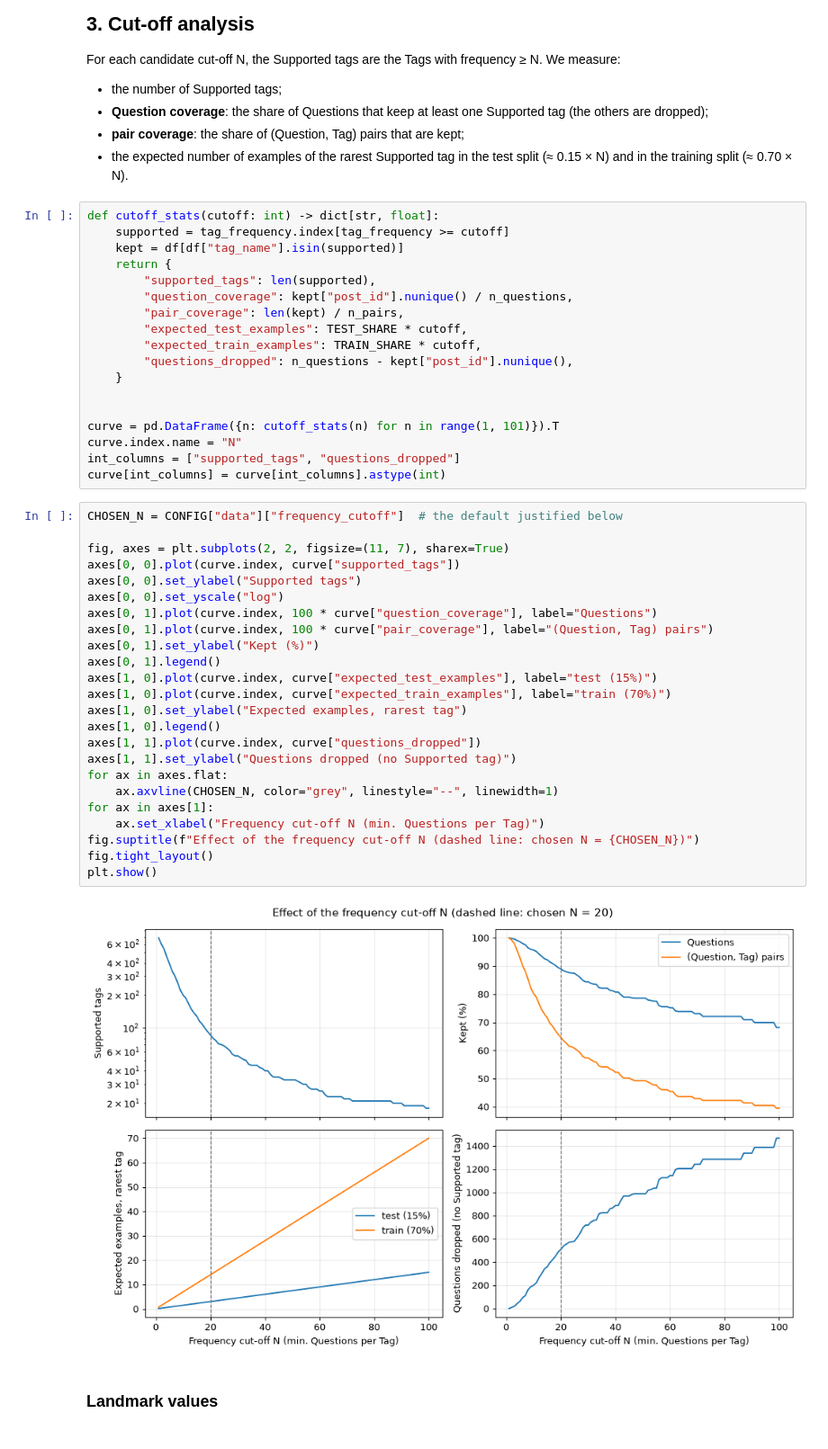
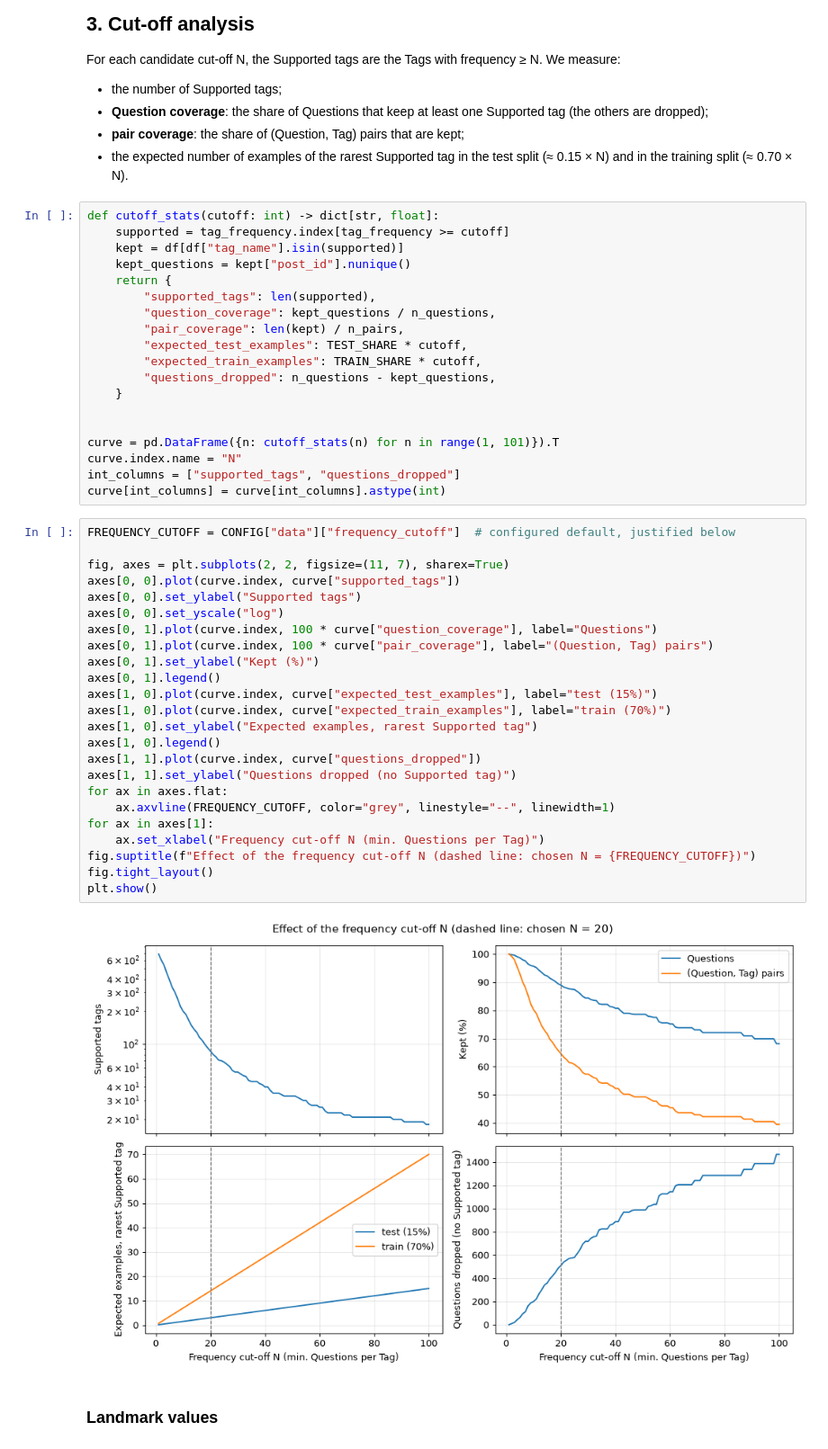
Before and after one commit to thomas-hinton/stackoverflow-tag-prediction, a Jupyter notebook: notebooks/01_data_exploration.ipynb, the cells around one changed output. Shown at 90% size. Cells and saved outputs as stored; diff of their text form.

```diff
--- a/notebooks/01_data_exploration.ipynb
+++ b/notebooks/01_data_exploration.ipynb
@@ -251,13 +251,14 @@ measure:
 def cutoff_stats(cutoff: int) -> dict[str, float]:
     supported = tag_frequency.index[tag_frequency >= cutoff]
     kept = df[df["tag_name"].isin(supported)]
+    kept_questions = kept["post_id"].nunique()
     return {
         "supported_tags": len(supported),
-        "question_coverage": kept["post_id"].nunique() / n_questions,
+        "question_coverage": kept_questions / n_questions,
         "pair_coverage": len(kept) / n_pairs,
         "expected_test_examples": TEST_SHARE * cutoff,
         "expected_train_examples": TRAIN_SHARE * cutoff,
-        "questions_dropped": n_questions - kept["post_id"].nunique(),
+        "questions_dropped": n_questions - kept_questions,
     }
 
 
@@ -266,31 +267,31 @@ curve.index.name = "N"
 int_columns = ["supported_tags", "questions_dropped"]
 curve[int_columns] = curve[int_columns].astype(int)
 # %%
-CHOSEN_N = CONFIG["data"]["frequency_cutoff"]  # the default justified below
+FREQUENCY_CUTOFF = CONFIG["data"]["frequency_cutoff"]  # configured default, justified below
 
 fig, axes = plt.subplots(2, 2, figsize=(11, 7), sharex=True)
 axes[0, 0].plot(curve.index, curve["supported_tags"])
 axes[0, 0].set_ylabel("Supported tags")
 axes[0, 0].set_yscale("log")
 axes[0, 1].plot(curve.index, 100 * curve["question_coverage"], label="Questions")
 axes[0, 1].plot(curve.index, 100 * curve["pair_coverage"], label="(Question, Tag) pairs")
 axes[0, 1].set_ylabel("Kept (%)")
 axes[0, 1].legend()
 axes[1, 0].plot(curve.index, curve["expected_test_examples"], label="test (15%)")
 axes[1, 0].plot(curve.index, curve["expected_train_examples"], label="train (70%)")
-axes[1, 0].set_ylabel("Expected examples, rarest tag")
+axes[1, 0].set_ylabel("Expected examples, rarest Supported tag")
 axes[1, 0].legend()
 axes[1, 1].plot(curve.index, curve["questions_dropped"])
 axes[1, 1].set_ylabel("Questions dropped (no Supported tag)")
 for ax in axes.flat:
-    ax.axvline(CHOSEN_N, color="grey", linestyle="--", linewidth=1)
+    ax.axvline(FREQUENCY_CUTOFF, color="grey", linestyle="--", linewidth=1)
 for ax in axes[1]:
     ax.set_xlabel("Frequency cut-off N (min. Questions per Tag)")
-fig.suptitle(f"Effect of the frequency cut-off N (dashed line: chosen N = {CHOSEN_N})")
+fig.suptitle(f"Effect of the frequency cut-off N (dashed line: chosen N = {FREQUENCY_CUTOFF})")
 fig.tight_layout()
 plt.show()
 # %% [output]
-[figure, old version]
+[figure, new version]
 # %% [markdown]
 ### Landmark values
 # %%
```
Also changed, not shown: parts of 2 cells of this notebook, 1 other file.
